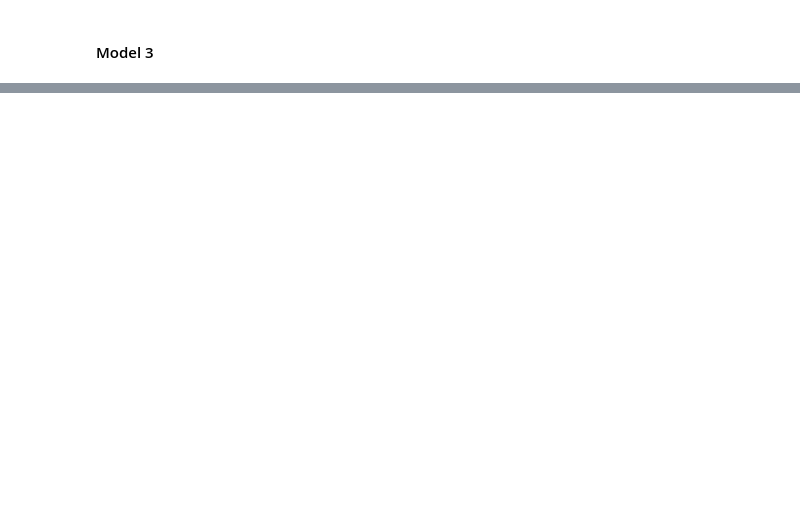
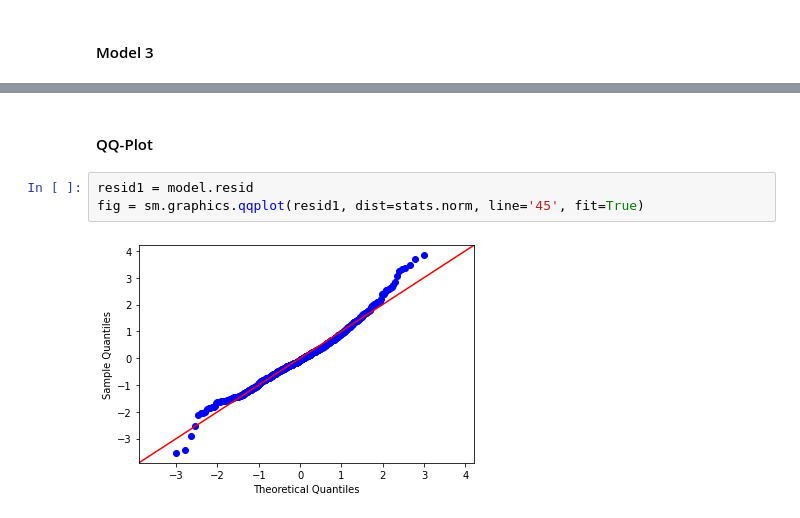
Before and after one commit to wong-ricky/capstone-pokemon, a Jupyter notebook: Pokemon.ipynb, the cells around one changed output, grey strips where cells are left out. Saved outputs shown, nothing was run; the diff lists cells and outputs as text; blank space fills up the shorter version.

```diff
--- a/Pokemon.ipynb
+++ b/Pokemon.ipynb
@@ -463,2 +494,9 @@ OLS Regression Results
 Notes:
 [1] Standard Errors assume that the covariance matrix of the errors is correctly specified.
+# %% [markdown]
+#### QQ-Plot
+# %%
+resid1 = model.resid
+fig = sm.graphics.qqplot(resid1, dist=stats.norm, line='45', fit=True)
+# %% [output]
+[figure, added]
```
Also changed, not shown: parts of 18 cells of this notebook.
